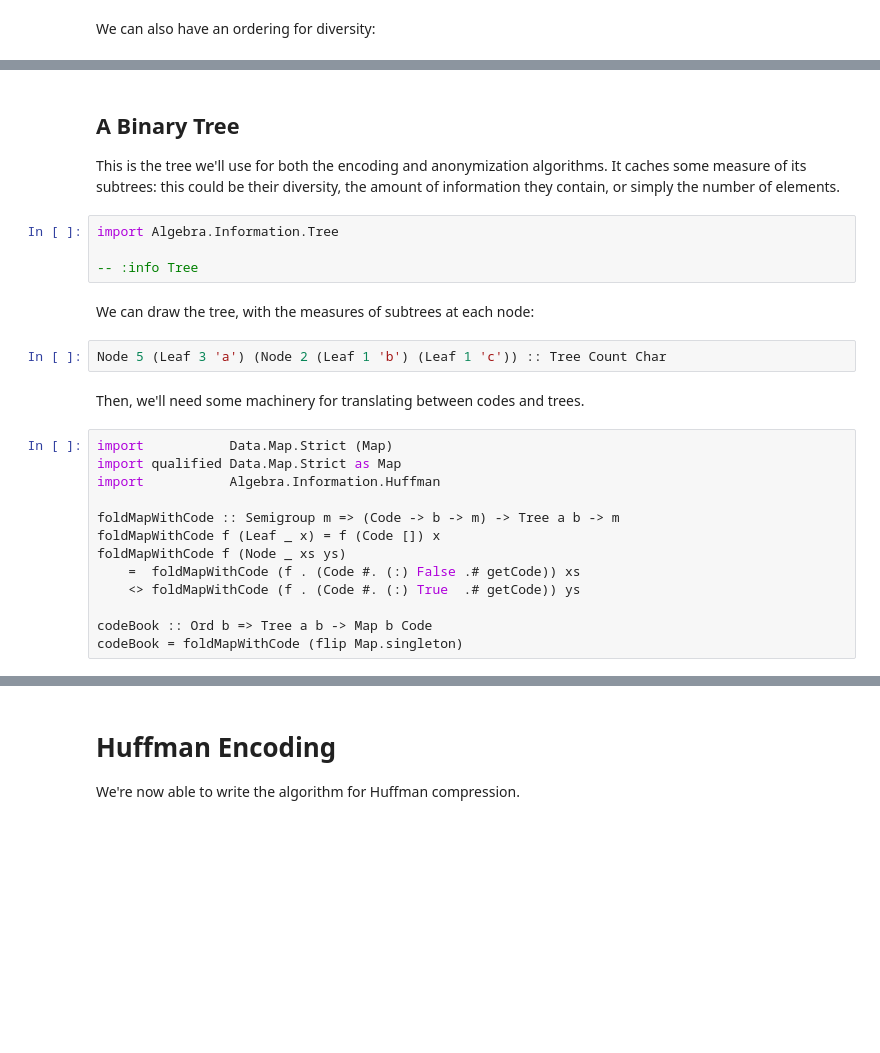
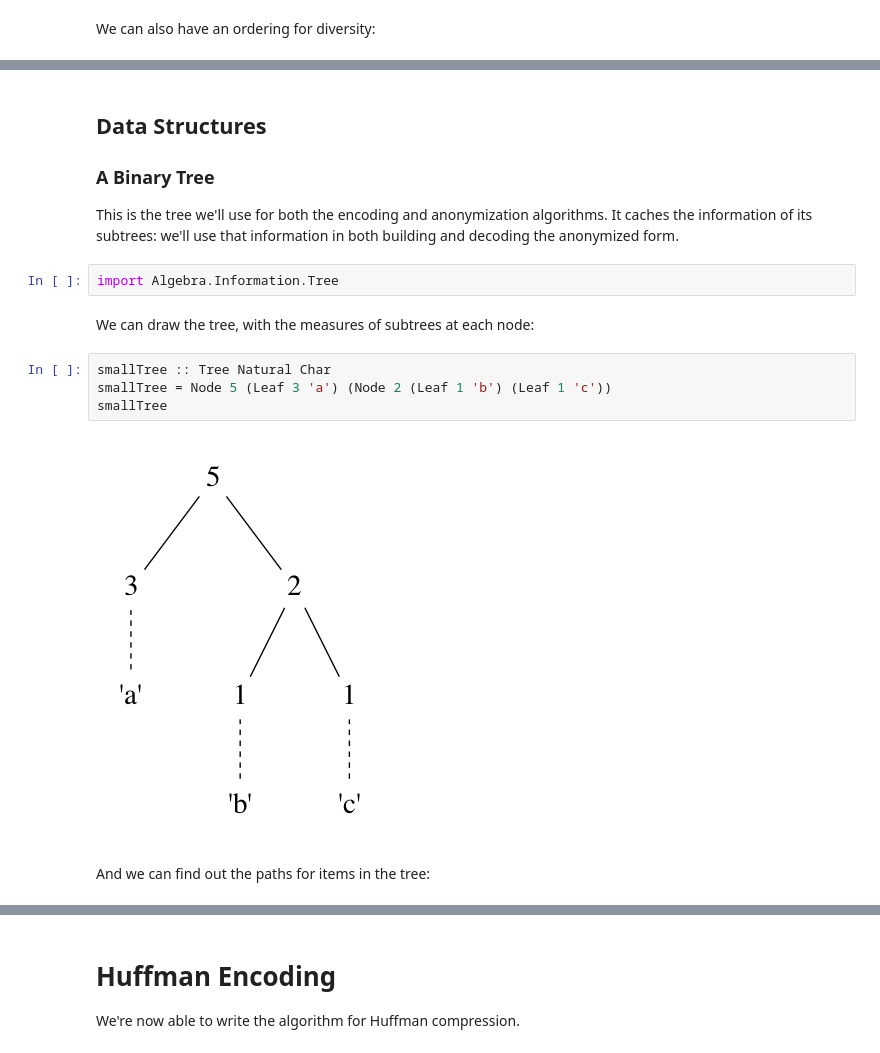
Before and after one commit to oisdk/IHaskell, a Jupyter notebook: notebooks/Privacy.ipynb, the cells around one changed output, grey strips where cells are left out. Cells and saved outputs as stored; diff of their text form; blank space fills up the shorter version.

```diff
--- a/notebooks/Privacy.ipynb
+++ b/notebooks/Privacy.ipynb
@@ -158,29 +162,20 @@ smaller diversity
 # %% [output]
 True
 # %% [markdown]
-## A Binary Tree
+## Data Structures
 
-This is the tree we'll use for both the encoding and anonymization algorithms. It caches some measure of its subtrees: this could be their diversity, the amount of information they contain, or simply the number of elements.
+### A Binary Tree
+
+This is the tree we'll use for both the encoding and anonymization algorithms. It caches the information of its subtrees: we'll use that information in both building and decoding the anonymized form.
 # %%
 import Algebra.Information.Tree
-
--- :info Tree
 # %% [markdown]
 We can draw the tree, with the measures of subtrees at each node:
 # %%
-Node 5 (Leaf 3 'a') (Node 2 (Leaf 1 'b') (Leaf 1 'c')) :: Tree Count Char
+smallTree :: Tree Natural Char
+smallTree = Node 5 (Leaf 3 'a') (Node 2 (Leaf 1 'b') (Leaf 1 'c'))
+smallTree
+# %% [output]
+[figure, added]
-# %% [markdown]
-Then, we'll need some machinery for translating between codes and trees.
-# %%
-import           Data.Map.Strict (Map)
-import qualified Data.Map.Strict as Map
-import           Algebra.Information.Huffman
-
-foldMapWithCode :: Semigroup m => (Code -> b -> m) -> Tree a b -> m
-foldMapWithCode f (Leaf _ x) = f (Code []) x
-foldMapWithCode f (Node _ xs ys)
-    =  foldMapWithCode (f . (Code #. (:) False .# getCode)) xs
-    <> foldMapWithCode (f . (Code #. (:) True  .# getCode)) ys
-
-codeBook :: Ord b => Tree a b -> Map b Code
-codeBook = foldMapWithCode (flip Map.singleton)
+# %% [markdown]
+And we can find out the paths for items in the tree:
```
Also changed, not shown: parts of 32 cells of this notebook, 5 other files.
